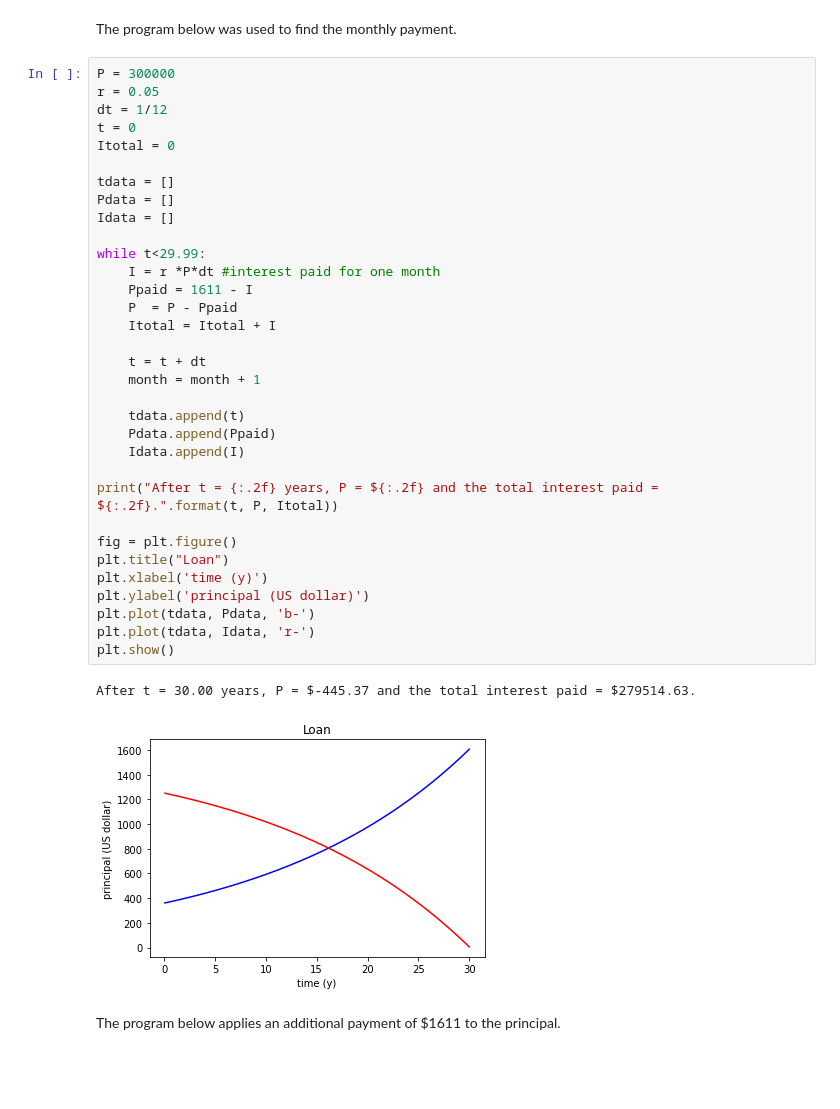
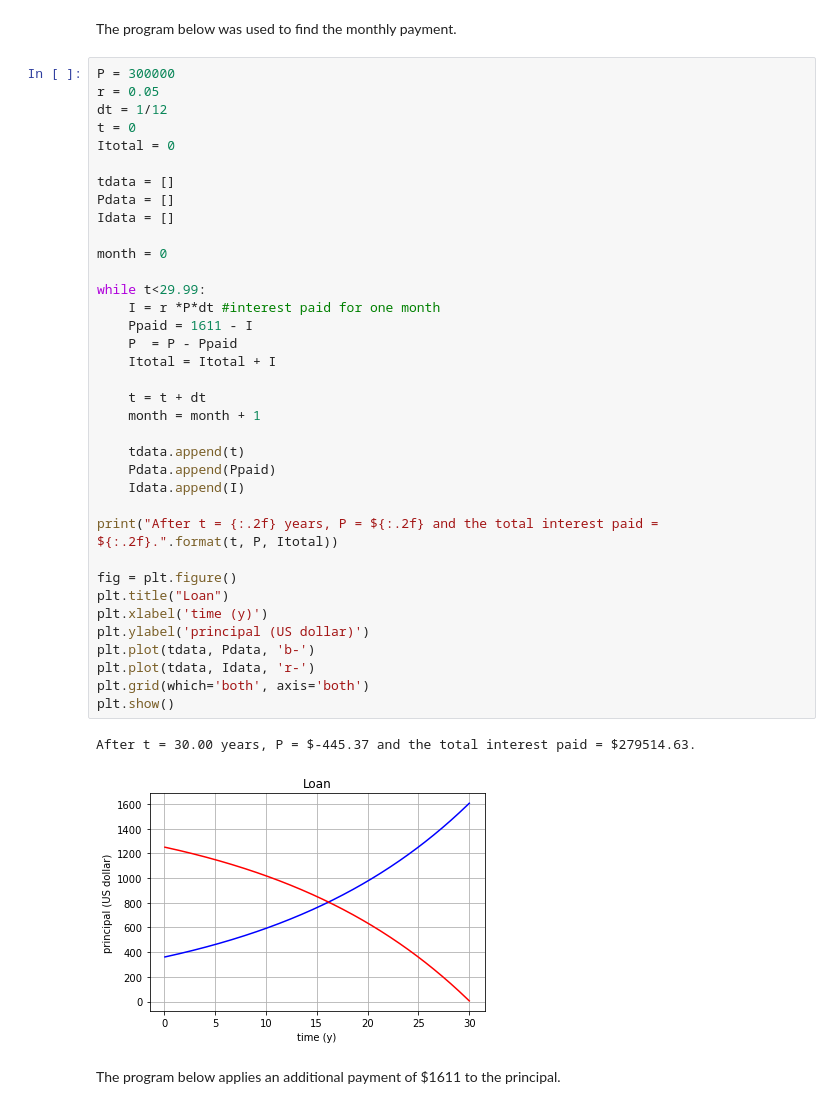
Before and after one commit to atitus/STLinSTL, a Jupyter notebook: workshop1/03-applications/02-finance.ipynb, the cells around one changed output. Saved outputs shown, nothing was run; the diff lists cells and outputs as text; blank space fills up the shorter version.

```diff
--- a/workshop1/03-applications/02-finance.ipynb
+++ b/workshop1/03-applications/02-finance.ipynb
@@ -62,34 +63,37 @@ t = 0
 Itotal = 0
 
 tdata = []
 Pdata = []
 Idata = []
+
+month = 0
 
 while t<29.99:
     I = r *P*dt #interest paid for one month
     Ppaid = 1611 - I
     P  = P - Ppaid
     Itotal = Itotal + I
 
     t = t + dt
     month = month + 1
 
     tdata.append(t)
     Pdata.append(Ppaid)
     Idata.append(I)
 
 print("After t = {:.2f} years, P = ${:.2f} and the total interest paid = ${:.2f}.".format(t, P, Itotal))
 
 fig = plt.figure()
 plt.title("Loan")
 plt.xlabel('time (y)')
 plt.ylabel('principal (US dollar)')
 plt.plot(tdata, Pdata, 'b-')
 plt.plot(tdata, Idata, 'r-')
+plt.grid(which='both', axis='both')
 plt.show()
 # %% [output]
 After t = 30.00 years, P = $-445.37 and the total interest paid = $279514.63.
-[figure, old version]
+[figure, new version]
 # %% [markdown]
 The program below applies an additional payment of $1611 to the principal.
 # %%
```
Also changed, not shown: parts of 6 cells of this notebook, 7 other files.
